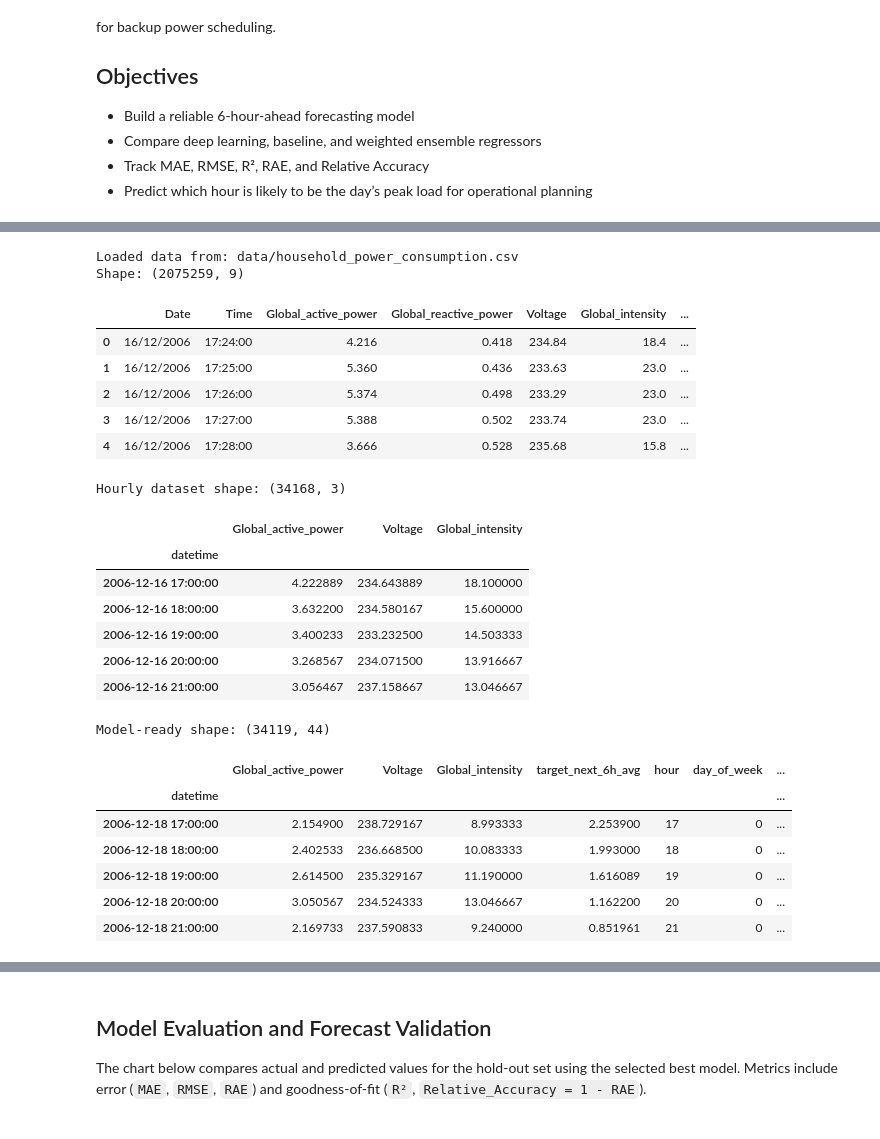
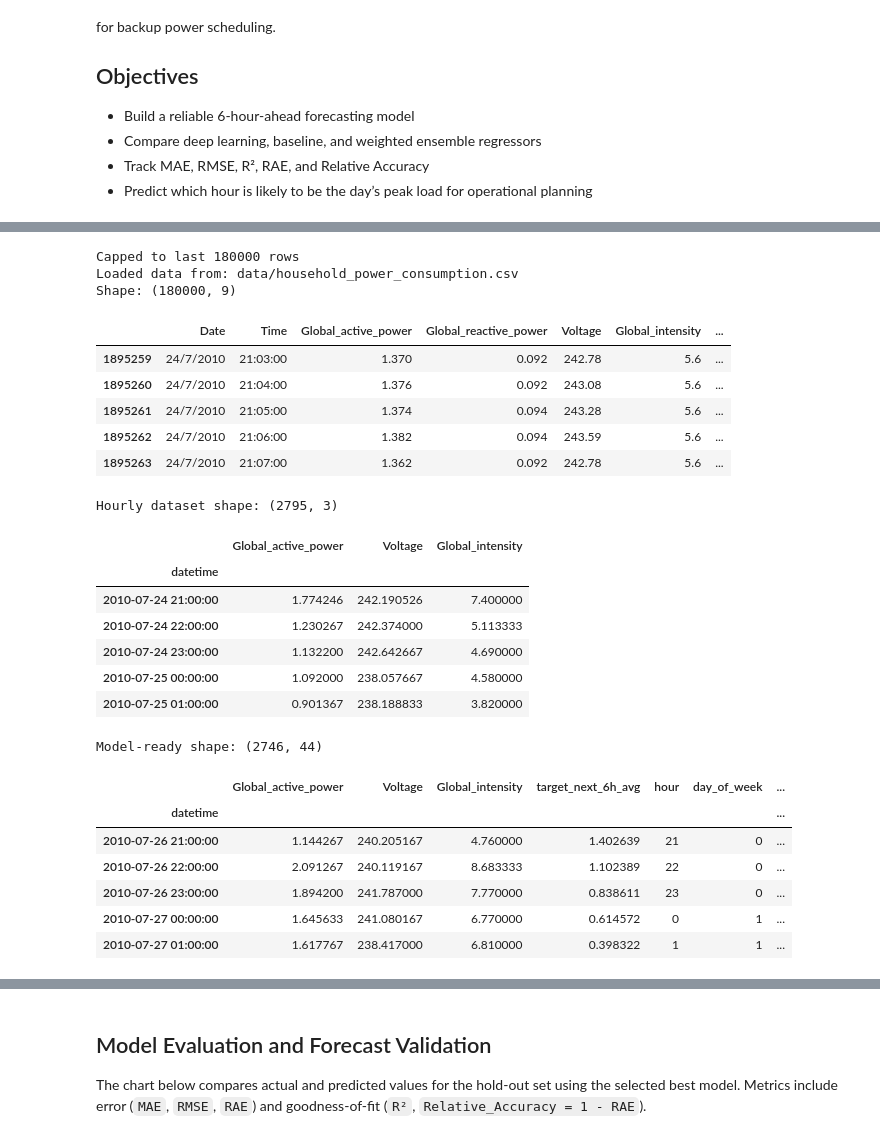
Before and after one commit to abojotemi/End-to-End-Smart-Power, a Jupyter notebook: note.ipynb, the cells around one changed output, grey strips where cells are left out. Drawn from its saved outputs; the diff is of its cells as text; code cells hidden in the pictures.

```diff
--- a/note.ipynb
+++ b/note.ipynb
@@ -33,3 +46,17 @@ warnings.filterwarnings("ignore")
 pd.set_option("display.max_columns", None)
 plt.style.use("seaborn-v0_8-whitegrid")
 RANDOM_STATE = 42
+# %%
+# ============================================================================
+# TRAINING MODE CONFIGURATION (fast | balanced | full)
+# ============================================================================
+# Choose training profile for faster iteration vs. higher accuracy:
+#   - "fast":      Quick experiments, fewer models, lighter hyperparams (~50s local)
+#   - "balanced":  Mid-tier, good trade-off between speed & quality (~120s local)
+#   - "full":      Comprehensive training, all models, tuned hyperparams (longer)
+
+MODEL_PROFILE = "fast"  # Change to "balanced" or "full" for better accuracy
+MAX_ROWS = 180_000  # Cap raw data rows for faster iteration (0 = use all)
+
+print(f"Training profile: {MODEL_PROFILE}")
+print(f"Max rows cap: {MAX_ROWS if MAX_ROWS > 0 else 'No limit'}")
@@ -67,32 +79,39 @@ raw_df.head()
 # %%
 DATASET_NAME = "household_power_consumption.csv"
 candidate_paths = [
     Path(f"./data/{DATASET_NAME}"),
     Path(f"./AI/data/{DATASET_NAME}"),
     Path(f"/home/temi/Documents/ML/AI/data/{DATASET_NAME}"),
     Path(f"/content/{DATASET_NAME}"),
 ]
 
 for p in candidate_paths:
     if p.exists():
         data_path = p
         break
 else:
     raise FileNotFoundError("Could not locate household_power_consumption.csv")
 
 raw_df = pd.read_csv(data_path, sep=";", na_values=["?"])
+
+# Apply MAX_ROWS cap for faster iteration if needed
+if MAX_ROWS > 0 and len(raw_df) > MAX_ROWS:
+    raw_df = raw_df.tail(MAX_ROWS).copy()
+    print(f"Capped to last {MAX_ROWS} rows")
+
 print(f"Loaded data from: {data_path}")
 print(f"Shape: {raw_df.shape}")
 raw_df.head()
 # %% [output]
+Capped to last 180000 rows
 Loaded data from: data/household_power_consumption.csv
-Shape: (2075259, 9)
+Shape: (180000, 9)
 |  | Date | Time | Global_active_power | Global_reactive_power | Voltage | Global_intensity | ... |
-| 0 | 16/12/2006 | 17:24:00 | 4.216 | 0.418 | 234.84 | 18.4 | ... |
-| 1 | 16/12/2006 | 17:25:00 | 5.360 | 0.436 | 233.63 | 23.0 | ... |
-| 2 | 16/12/2006 | 17:26:00 | 5.374 | 0.498 | 233.29 | 23.0 | ... |
-| 3 | 16/12/2006 | 17:27:00 | 5.388 | 0.502 | 233.74 | 23.0 | ... |
-| 4 | 16/12/2006 | 17:28:00 | 3.666 | 0.528 | 235.68 | 15.8 | ... |
+| 1895259 | 24/7/2010 | 21:03:00 | 1.370 | 0.092 | 242.78 | 5.6 | ... |
+| 1895260 | 24/7/2010 | 21:04:00 | 1.376 | 0.092 | 243.08 | 5.6 | ... |
+| 1895261 | 24/7/2010 | 21:05:00 | 1.374 | 0.094 | 243.28 | 5.6 | ... |
+| 1895262 | 24/7/2010 | 21:06:00 | 1.382 | 0.094 | 243.59 | 5.6 | ... |
+| 1895263 | 24/7/2010 | 21:07:00 | 1.362 | 0.092 | 242.78 | 5.6 | ... |
 # %%
 df = raw_df.copy()
 
@@ -130,14 +149,14 @@ df_hourly = (
 print("Hourly dataset shape:", df_hourly.shape)
 df_hourly.head()
 # %% [output]
-Hourly dataset shape: (34168, 3)
+Hourly dataset shape: (2795, 3)
 |  | Global_active_power | Voltage | Global_intensity |
 | datetime |  |  |  |
-| 2006-12-16 17:00:00 | 4.222889 | 234.643889 | 18.100000 |
-| 2006-12-16 18:00:00 | 3.632200 | 234.580167 | 15.600000 |
-| 2006-12-16 19:00:00 | 3.400233 | 233.232500 | 14.503333 |
-| 2006-12-16 20:00:00 | 3.268567 | 234.071500 | 13.916667 |
-| 2006-12-16 21:00:00 | 3.056467 | 237.158667 | 13.046667 |
+| 2010-07-24 21:00:00 | 1.774246 | 242.190526 | 7.400000 |
+| 2010-07-24 22:00:00 | 1.230267 | 242.374000 | 5.113333 |
+| 2010-07-24 23:00:00 | 1.132200 | 242.642667 | 4.690000 |
+| 2010-07-25 00:00:00 | 1.092000 | 238.057667 | 4.580000 |
+| 2010-07-25 01:00:00 | 0.901367 | 238.188833 | 3.820000 |
 # %%
 FORECAST_HORIZON = 6
 
@@ -184,14 +203,14 @@ model_df = model_df.dropna()
 print("Model-ready shape:", model_df.shape)
 model_df.head()
 # %% [output]
-Model-ready shape: (34119, 44)
+Model-ready shape: (2746, 44)
 |  | Global_active_power | Voltage | Global_intensity | target_next_6h_avg | hour | day_of_week | ... |
 | datetime |  |  |  |  |  |  | ... |
-| 2006-12-18 17:00:00 | 2.154900 | 238.729167 | 8.993333 | 2.253900 | 17 | 0 | ... |
-| 2006-12-18 18:00:00 | 2.402533 | 236.668500 | 10.083333 | 1.993000 | 18 | 0 | ... |
-| 2006-12-18 19:00:00 | 2.614500 | 235.329167 | 11.190000 | 1.616089 | 19 | 0 | ... |
-| 2006-12-18 20:00:00 | 3.050567 | 234.524333 | 13.046667 | 1.162200 | 20 | 0 | ... |
-| 2006-12-18 21:00:00 | 2.169733 | 237.590833 | 9.240000 | 0.851961 | 21 | 0 | ... |
+| 2010-07-26 21:00:00 | 1.144267 | 240.205167 | 4.760000 | 1.402639 | 21 | 0 | ... |
+| 2010-07-26 22:00:00 | 2.091267 | 240.119167 | 8.683333 | 1.102389 | 22 | 0 | ... |
+| 2010-07-26 23:00:00 | 1.894200 | 241.787000 | 7.770000 | 0.838611 | 23 | 0 | ... |
+| 2010-07-27 00:00:00 | 1.645633 | 241.080167 | 6.770000 | 0.614572 | 0 | 1 | ... |
+| 2010-07-27 01:00:00 | 1.617767 | 238.417000 | 6.810000 | 0.398322 | 1 | 1 | ... |
 # %%
 def relative_absolute_error(y_true, y_pred):
     den = np.abs(y_true - np.mean(y_true)).sum()
```
Also changed, not shown: parts of 7 cells of this notebook, 7 other files.
